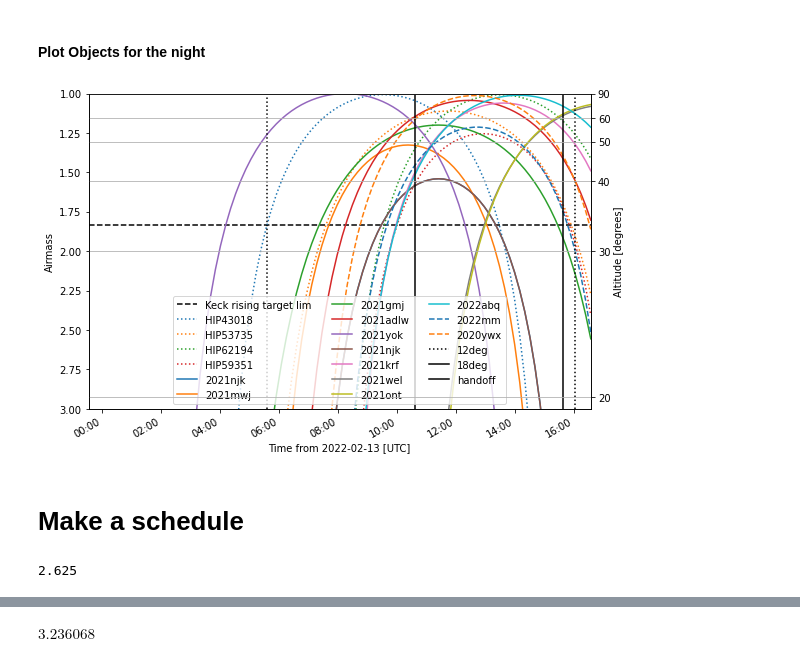
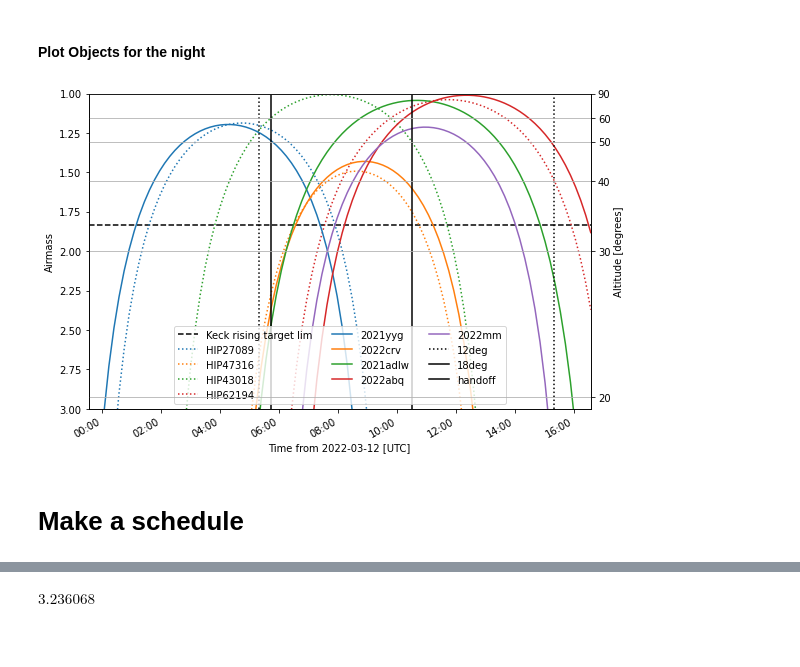
Before and after one commit to svalenti/Keck_observations, a Jupyter notebook: 20220313_nires/target_visibility/plan_obs.ipynb, the cells around one changed output, grey strips where cells are left out. Saved outputs shown, nothing was run; the diff lists cells and outputs as text; code cells hidden in the pictures.

```diff
--- a/20220313_nires/target_visibility/plan_obs.ipynb
+++ b/20220313_nires/target_visibility/plan_obs.ipynb
@@ -65,5 +65,5 @@ print('15 deg morn twilight', pre_twi15deg.iso)
 
 
 
-handoff = Time('2022-02-14 10:36:00', scale='utc')
+handoff = Time('2022-03-13 10:31:00', scale='utc')
 # %% [output]
@@ -153,10 +164,4 @@ plt.grid()
 # %%
-chosen_stds = [HIP43018,
-
-HIP53735,
-
-HIP62194,
-
-HIP59351]
+chosen_stds = [HIP27089,HIP47317,HIP43018,HIP62194]
 # %% [markdown]
 #### Targets
@@ -197,42 +190,50 @@ sn2022mm	= astroplan.FixedTarget(coord=SkyCoord('11:58:25.13', '-14:31:11.3', un
                                   name='2022mm')
 sn2020ywx = astroplan.FixedTarget(coord=SkyCoord('11:53:26.23', '10:53:04' , unit=(u.hourangle, u.degree)),
                                   name='2020ywx')
+
+sn2021yyg = astroplan.FixedTarget(coord=SkyCoord('05:16:21.02', '-13:28:39.9', unit=(u.hourangle, u.degree)),
+                                  name='2021yyg')
+sn2022crv = astroplan.FixedTarget(coord=SkyCoord('09:54:25.82', '-25:42:10.5', unit=(u.hourangle, u.degree)),
+                                  name='2022crv')
+sn2021adlw = astroplan.FixedTarget(coord=SkyCoord('11:41:17.82', '+36:32:34.7', unit=(u.hourangle, u.degree)),
+                                  name='2021adlw')
+sn2022mm = astroplan.FixedTarget(coord=SkyCoord('11:58:25.13', '-14:31:11.3', unit=(u.hourangle, u.degree)),
+                                  name='2022mm')
+sn2022abq = astroplan.FixedTarget(coord=SkyCoord('13:22:56.79', '+28:19:09.6', unit=(u.hourangle, u.degree)),
+                                  name='2022abq')
+sn2022fw = astroplan.FixedTarget(coord=SkyCoord('12:23:54.02', '-03:26:36.5', unit=(u.hourangle, u.degree)),
+                                  name='2022fw')
 # %%
-targets = [sn2021njk, sn2021mwj,
-sn2021gmj,
+targets = [sn2021yyg,
+sn2022crv,
 sn2021adlw,
-sn2021yok,
-sn2021njk,
-sn2021krf,
-sn2021wel,
-sn2021ont,
 sn2022abq,
-sn2022mm, sn2020ywx]#sn2019edo,sn2019cth, sn2019ein, sn2019np,, AT2019qyl, sn2018evt
+sn2022mm]#sn2019edo,sn2019cth, sn2019ein, sn2019np,, AT2019qyl, sn2018evt
 # %% [markdown]
 #### Plot Objects for the night
 # %%
 
 plt.close()
 fig = plt.figure(figsize=(9,6))
 fig.subplotpars.update(bottom=0.15)
 ax = fig.add_subplot(111)
 ax.axhline(1/np.cos(((90-33)*u.degree).to(u.radian)), color='k', ls='--', label='Keck rising target lim')
 time = today+np.linspace(-0.2, 0.51, 100)
 for std in chosen_stds:
     plots.plot_airmass(std, observer, time, style_kwargs={'linestyle':':'})
 
 for cycle, itarget in zip(custom_cycler,targets):
     plots.plot_airmass(itarget, observer, time, altitude_yaxis=True, ax=ax, style_kwargs=cycle)
-ax.axvline(twi12deg.plot_date, linestyle=':', label='12deg', color='k')
-ax.axvline(twi18deg.plot_date, label='18deg', color='k')
+ax.axvline(pre_twi12deg.plot_date, linestyle=':', label='12deg', color='k')
+ax.axvline(pre_twi18deg.plot_date, label='18deg', color='k')
 ax.axvline(handoff.plot_date, label='handoff', color='k')
-ax.axvline(pre_twi18deg.plot_date, color='k', ls=':')
+ax.axvline(twi18deg.plot_date, color='k', ls=':')
 #plt.axhline()
 ax.legend(ncol=3, loc='lower center')
 
 plt.grid()
 plt.savefig('visibility.pdf')
 # %% [output]
-[figure, old version]
+[figure, new version]
 # %% [markdown]
 # Make a schedule
@@ -289,10 +296,6 @@ end          00:00:00.00  +00:00:00.0 11    1x1"""
 #2019qyl  00:54:57.53   -37:38:39.5 19    1x600
 #2019hnl  23:43:10.24 -02:56:58.7   19       2x600
 #2021adlw	 11:41:17.82  +36:32:34.7 18    8x300
-# %%
-(900+1200+600+600+900+1200+2*1200+900+600+150)/60/60
-# %% [output]
-2.625
 # %%
 row_list = tab.split('\n')
 tbdata = Table(names=['name', 'ra', 'dec', 'mag', 'exposure'], dtype=('S10', 'S11', 'S11', 'S10', 'S10'))
```
Also changed, not shown: parts of 14 cells of this notebook, 2 other files.
